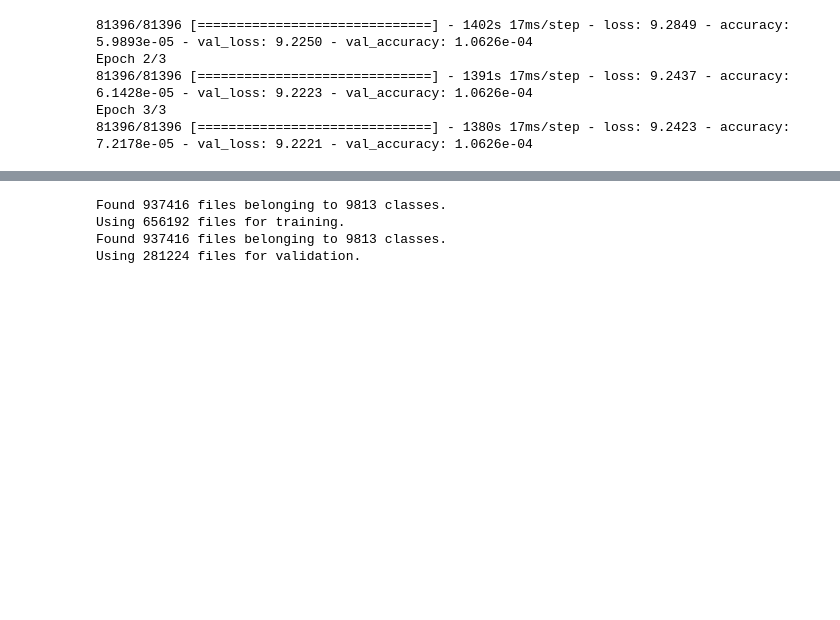
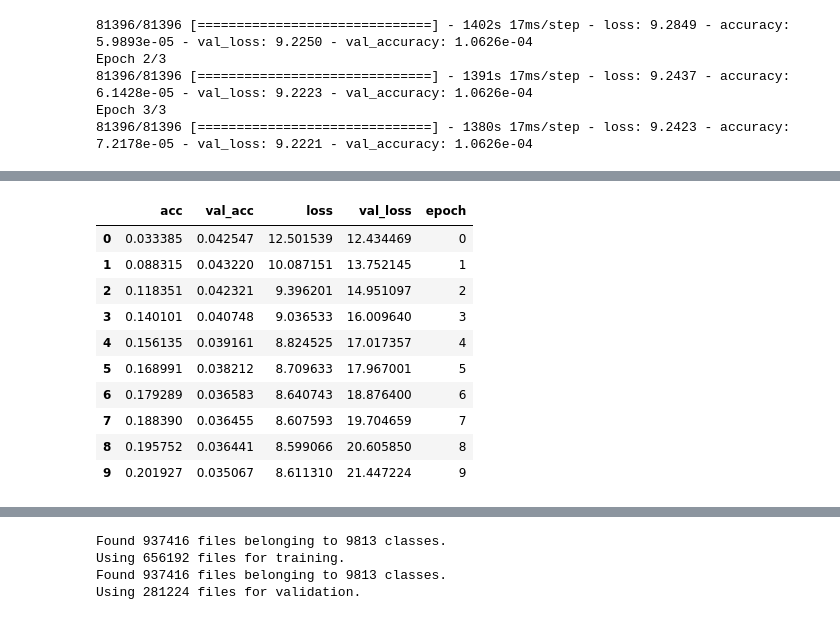
Before and after one commit to mnoor-ds/Sem2_CA1_Data, a Jupyter notebook: notebook/00_preprocess.ipynb, the cells around one changed output, grey strips where cells are left out. Drawn from its saved outputs; the diff is of its cells as text; code cells hidden in the pictures; blank space fills up the shorter version.

```diff
--- a/notebook/00_preprocess.ipynb
+++ b/notebook/00_preprocess.ipynb
@@ -1073,0 +1067,9 @@ def simpleCNNv2():
+# %%
+# full training for mobilenetv3L
+# https://www.tensorflow.org/api_docs/python/tf/keras/applications/MobileNetV3Large
+
+mobilenetv3L_base = model_dictionary['MobileNetV3Large'](
+                        include_top=False, minimalistic=True, include_preprocessing=True)
+
+mobilenetv3L_base.trainable = False
+mobilenetv3L_base.summary()
@@ -1073,0 +1094,16 @@ def simpleCNNv2():
+# %%
+mobilenetv3L_full_model = Sequential()
+mobilenetv3L_full_model.add(layers.Resizing( height=224, width=224,
+                            input_shape=(None, None, 3)
+                                  ))
+#mobilenetv3L_full_model.add(layers.Rescaling(1./255,
+#                                            input_shape=(224, 224, 3)
+#                                            ) )
+mobilenetv3L_full_model.add(mobilenetv3L_base)
+mobilenetv3L_full_model.add(layers.GlobalAveragePooling2D())
+mobilenetv3L_full_model.add(layers.Dense(num_classes))
+mobilenetv3L_full_model.compile(optimizer='adam',
+                  loss=tf.keras.losses.SparseCategoricalCrossentropy(from_logits=True),
+                  metrics=['accuracy'])
+
+mobilenetv3L_full_model.summary()
@@ -1073,0 +1130,12 @@ def simpleCNNv2():
+# %%
+# early stopping allows training to stop if a metric (in this case, validation accuracy)
+# has stopped increasing for a certain number of epochs (here, it will be 3).
+# https://keras.io/api/callbacks/early_stopping/
+# in max mode, training will stop when the quantity monitored has stopped increasing
+callbacks = [keras.callbacks.EarlyStopping(monitor='val_accuracy', patience=2, mode='max')]
+# %%
+mobilenetv3L_full_history = mobilenetv3L_full_model.fit(train_generator,
+                                              validation_data=valid_generator,
+                    steps_per_epoch = train_generator.n // train_generator.batch_size,
+                    validation_steps = valid_generator.n // valid_generator.batch_size,
+                    epochs=10, callbacks=callbacks )
@@ -1073,0 +1163,14 @@ def simpleCNNv2():
+# %%
+exportHistory(mobilenetv3L_full_history, 'res_full_mobilenetv3L.csv')
+# %% [output]
+|  | acc | val_acc | loss | val_loss | epoch |
+| 0 | 0.033385 | 0.042547 | 12.501539 | 12.434469 | 0 |
+| 1 | 0.088315 | 0.043220 | 10.087151 | 13.752145 | 1 |
+| 2 | 0.118351 | 0.042321 | 9.396201 | 14.951097 | 2 |
+| 3 | 0.140101 | 0.040748 | 9.036533 | 16.009640 | 3 |
+| 4 | 0.156135 | 0.039161 | 8.824525 | 17.017357 | 4 |
+| 5 | 0.168991 | 0.038212 | 8.709633 | 17.967001 | 5 |
+| 6 | 0.179289 | 0.036583 | 8.640743 | 18.876400 | 6 |
+| 7 | 0.188390 | 0.036455 | 8.607593 | 19.704659 | 7 |
+| 8 | 0.195752 | 0.036441 | 8.599066 | 20.605850 | 8 |
+| 9 | 0.201927 | 0.035067 | 8.611310 | 21.447224 | 9 |
```
Also changed, not shown: parts of 115 cells of this notebook, 3 other files.
